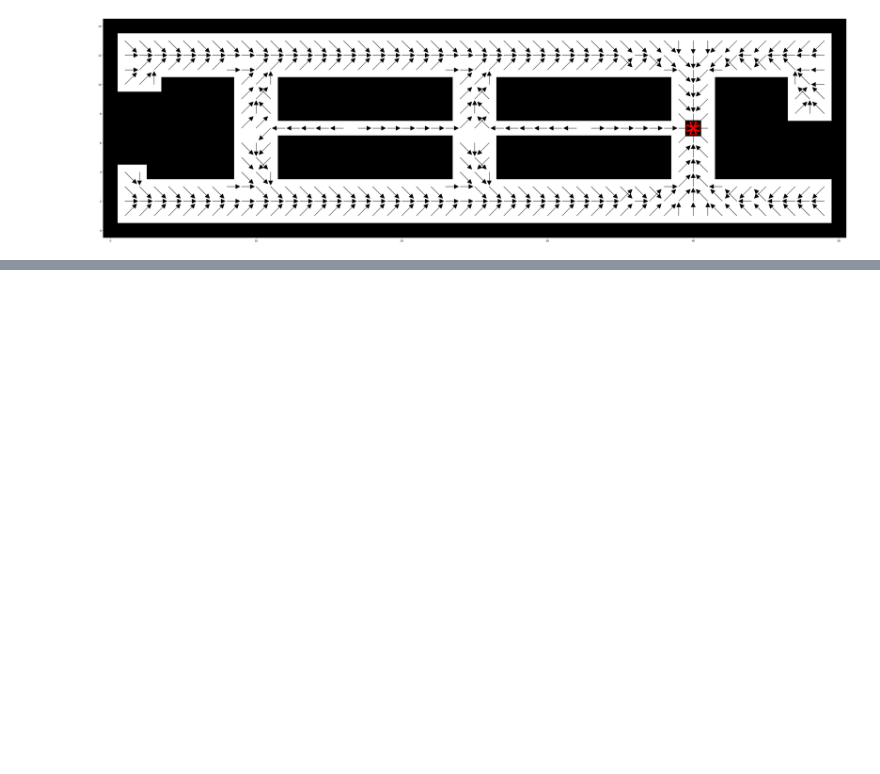
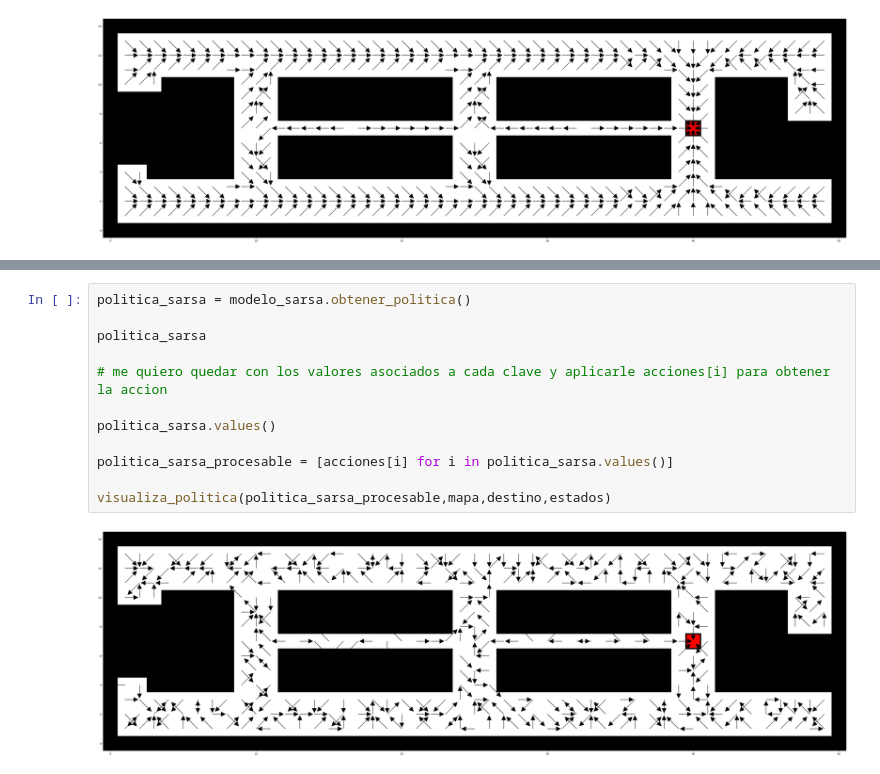
Before and after one commit to rgavira123/AprendizajeRefuerzUS, a Jupyter notebook: src/Q_Learning.ipynb, the cells around one changed output, grey strips where cells are left out. Cells and saved outputs as stored; diff of their text form; blank space fills up the shorter version.

```diff
--- a/src/Q_Learning.ipynb
+++ b/src/Q_Learning.ipynb
@@ -277,0 +405,14 @@ visualiza_politica(politica_q_learning,mapa,destino,estados)
+# %%
+politica_sarsa = modelo_sarsa.obtener_politica()
+
+politica_sarsa
+
+# me quiero quedar con los valores asociados a cada clave y aplicarle acciones[i] para obtener la accion
+
+politica_sarsa.values()
+
+politica_sarsa_procesable = [acciones[i] for i in politica_sarsa.values()]
+
+visualiza_politica(politica_sarsa_procesable,mapa,destino,estados)
+# %% [output]
+[figure, added]
```
Also changed, not shown: parts of 14 cells of this notebook, 8 other files.
